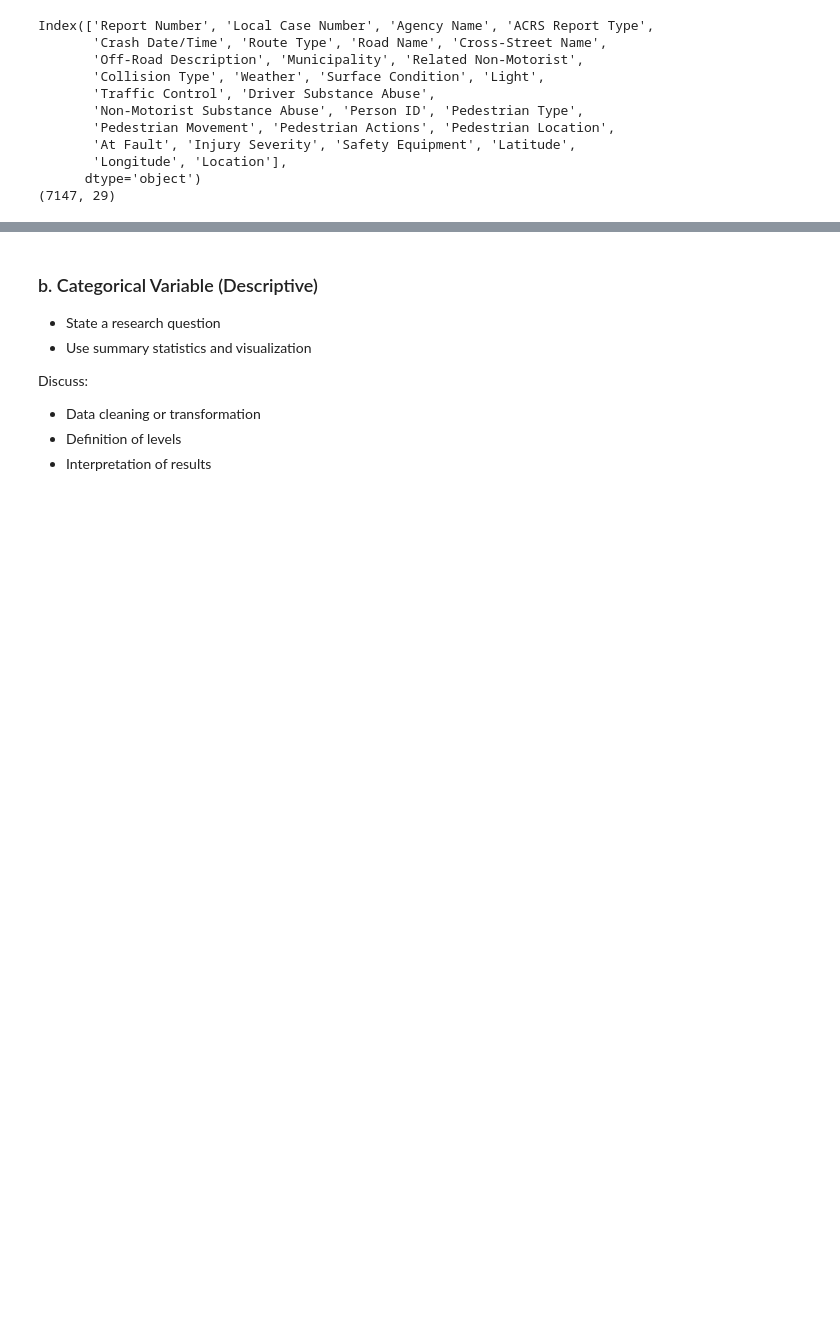
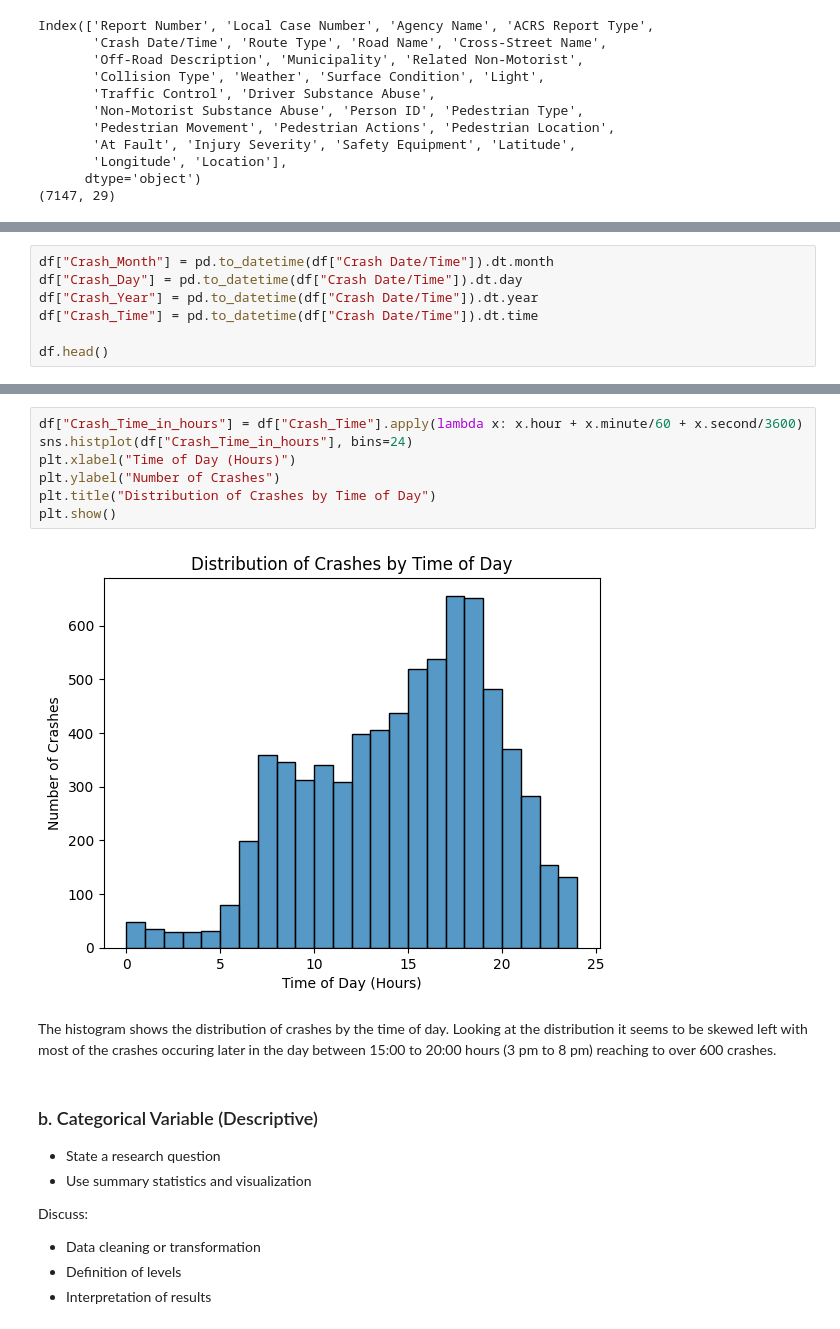
Before and after one commit to Nikolai-N484/Data201_NikolaiN, a Jupyter notebook: Project1/Nikolai_Navarro_Project1_Week8.ipynb, the cells around one changed output, grey strips where cells are left out. Drawn from its saved outputs; the diff is of its cells as text; blank space fills up the shorter version.

```diff
--- a/Project1/Nikolai_Navarro_Project1_Week8.ipynb
+++ b/Project1/Nikolai_Navarro_Project1_Week8.ipynb
@@ -68,0 +109,7 @@ Index(['Report Number', 'Local Case Number', 'Agency Name', 'ACRS Report Type',
+# %%
+df["Crash_Month"] = pd.to_datetime(df["Crash Date/Time"]).dt.month
+df["Crash_Day"] = pd.to_datetime(df["Crash Date/Time"]).dt.day
+df["Crash_Year"] = pd.to_datetime(df["Crash Date/Time"]).dt.year
+df["Crash_Time"] = pd.to_datetime(df["Crash Date/Time"]).dt.time
+
+df.head()
@@ -85,3 +174,14 @@ Discuss:
+# %%
+df["Crash_Time_in_hours"] = df["Crash_Time"].apply(lambda x: x.hour + x.minute/60 + x.second/3600)
+sns.histplot(df["Crash_Time_in_hours"], bins=24)
+plt.xlabel("Time of Day (Hours)")
+plt.ylabel("Number of Crashes")
+plt.title("Distribution of Crashes by Time of Day")
+plt.show()
+# %% [output]
+[figure, added]
+# %% [markdown]
+The histogram shows the distribution of crashes by the time of day.  Looking at the distribution it seems to be skewed left with most of the crashes occuring later in the day between 15:00 to 20:00 hours (3 pm to 8 pm) reaching to over 600 crashes.
 # %% [markdown]
 ### b. Categorical Variable (Descriptive)
 - State a research question
```
Also changed, not shown: parts of 8 cells of this notebook.
